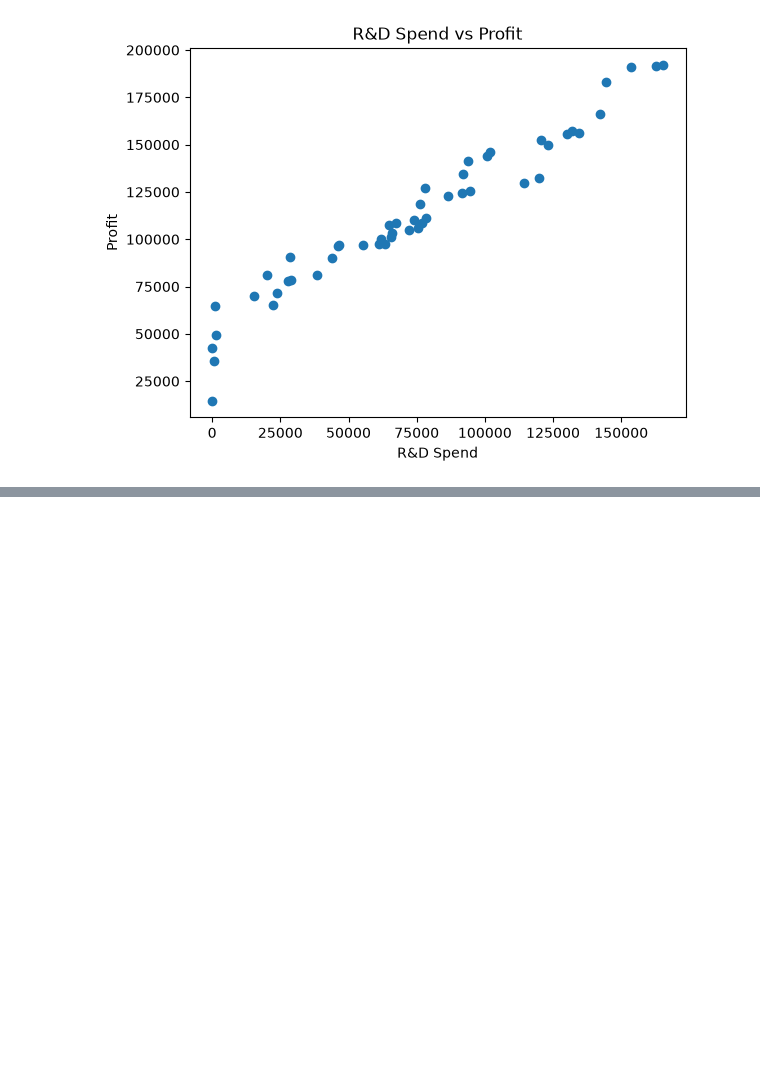
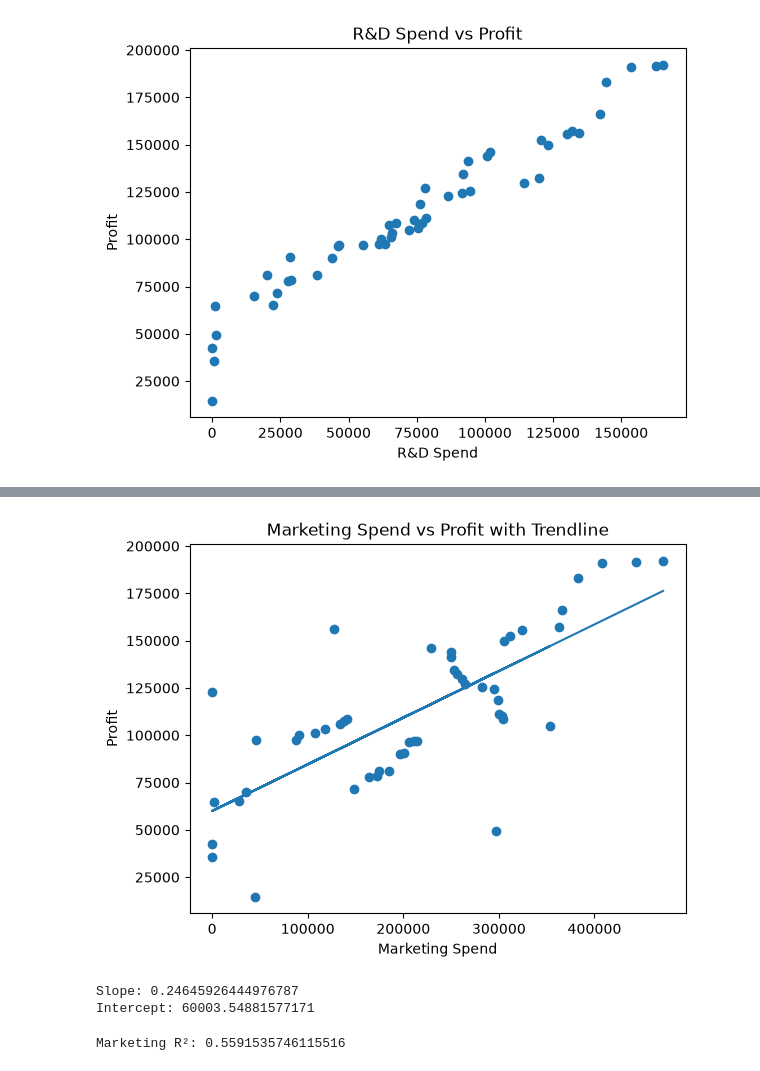
Before and after one commit to jayaranjan2004/Startup-Profit-Analysis, a Jupyter notebook: Data/profit_analysis.ipynb, the cells around one changed output, grey strips where cells are left out. Saved outputs shown, nothing was run; the diff lists cells and outputs as text; code cells hidden in the pictures; blank space fills up the shorter version.

```diff
--- a/Data/profit_analysis.ipynb
+++ b/Data/profit_analysis.ipynb
@@ -87,0 +121,31 @@ plt.show()
+# %%
+x = df["Marketing Spend"]
+y = df["Profit"]
+
+slope_m, intercept_m = np.polyfit(x, y, 1)
+y_pred_m = slope_m * x + intercept_m
+
+plt.scatter(x, y)
+plt.plot(x, y_pred_m)
+
+plt.xlabel("Marketing Spend")
+plt.ylabel("Profit")
+plt.title("Marketing Spend vs Profit with Trendline")
+
+plt.show()
+
+print("Slope:", slope_m)
+print("Intercept:", intercept_m)
+# %% [output]
+[figure, added]
+Slope: 0.24645926444976787
+Intercept: 60003.54881577171
+# %%
+r_squared_m = np.corrcoef(
+    df["Marketing Spend"],
+    df["Profit"]
+)[0, 1] ** 2
+
+print("Marketing R²:", r_squared_m)
+# %% [output]
+Marketing R²: 0.5591535746115516
```
Also changed, not shown: parts of 9 cells of this notebook.
